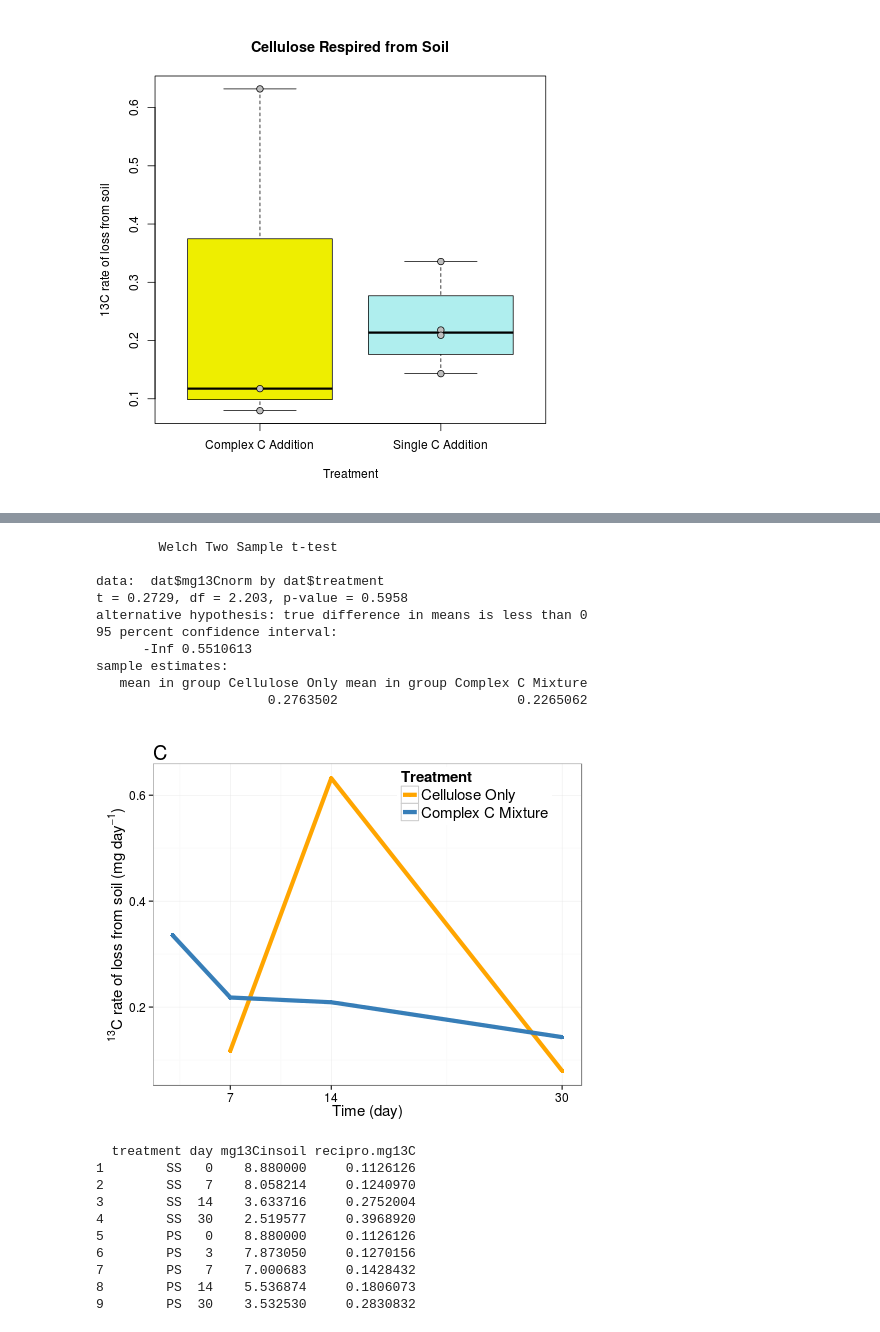
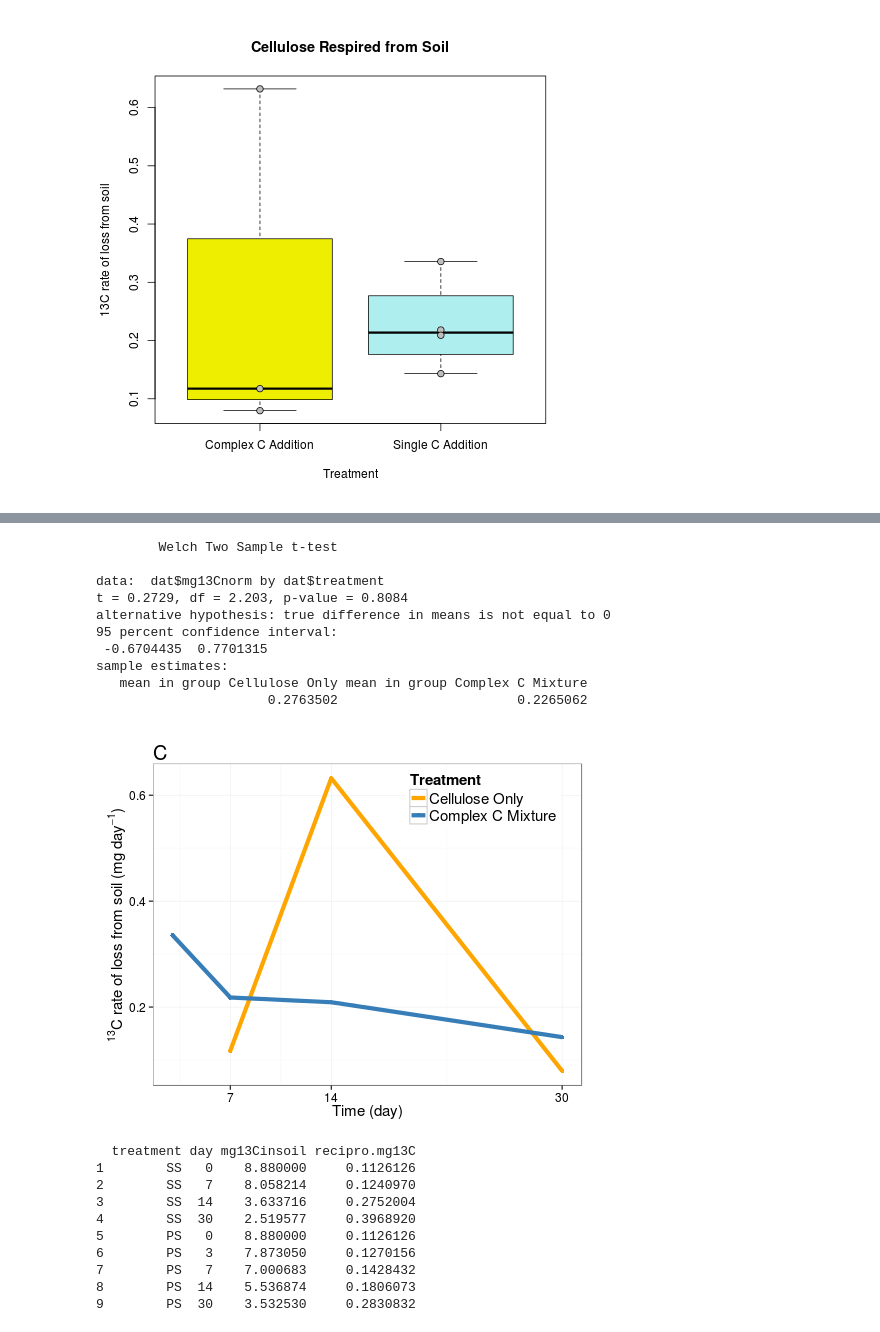
Before and after one commit to acampbellina/single_substrate, a Jupyter notebook: soil_Ccontent.ipynb, the cells around one changed output, grey strips where cells are left out. Cells and saved outputs as stored; diff of their text form; code cells hidden in the pictures.

```diff
--- a/soil_Ccontent.ipynb
+++ b/soil_Ccontent.ipynb
@@ -144,43 +144,43 @@ p4
 # %%
 %%R
-t.test(dat$mg13Cnorm~dat$treatment, var.equal = FALSE, alternative="less")
+t.test(dat$mg13Cnorm~dat$treatment, var.equal = FALSE)
 # %% [output]
         Welch Two Sample t-test
 
 data:  dat$mg13Cnorm by dat$treatment
-t = 0.2729, df = 2.203, p-value = 0.5958
-alternative hypothesis: true difference in means is less than 0
+t = 0.2729, df = 2.203, p-value = 0.8084
+alternative hypothesis: true difference in means is not equal to 0
 95 percent confidence interval:
-      -Inf 0.5510613
+ -0.6704435  0.7701315
 sample estimates:
    mean in group Cellulose Only mean in group Complex C Mixture
                       0.2763502                       0.2265062
 # %%
 %%R -w 500 -h 400
 
 ## ppm
 p3 = ggplot(dat, aes(x = day, y = mg13Cnorm, color=treatment))
 p3 = p3 + geom_point()
 p3 = p3 + geom_line(size=2)
 p3 = p3 + labs(x = "Time (day)", y = expression(paste({}^13,"C", " rate of loss from soil (mg day", {}^-1,")",sep="")),
               color = "Treatment")
 p3 = p3 + theme_bw()
 
 p3 = p3 + scale_color_manual(values = c("orange", "#377eb8"))
 
 p3 = p3 + scale_x_continuous(breaks=c(7,14,30))
-p3 = p3 + theme(legend.position=c(0.75,0.9))
+p3 = p3 + theme(legend.position=c(0.77,0.89))
 p3 = p3 + theme(legend.title = element_text(size = 15), legend.text = element_text(size = 15))
 p3 = p3 + theme(axis.title.x = element_text(size=15))
 p3 = p3 + theme(axis.title.y = element_text(size=15))
 p3 = p3 + theme(axis.text.x = element_text(size=12))
 p3 = p3 + theme(axis.text.y = element_text(size=12))
 p3 = p3 + ggtitle("C")
 p3 = p3 + theme(plot.title = element_text(hjust = 0, size = 20))
 
 p3
 # %% [output]
-[figure, old version]
+[figure, new version]
 # %%
 %%R
 dat2 = read.csv("/home/ashley/single_substrate/data/LinReg_soilC.csv",header=TRUE)
```
Also changed, not shown: parts of 4 cells of this notebook, 5 other files.
